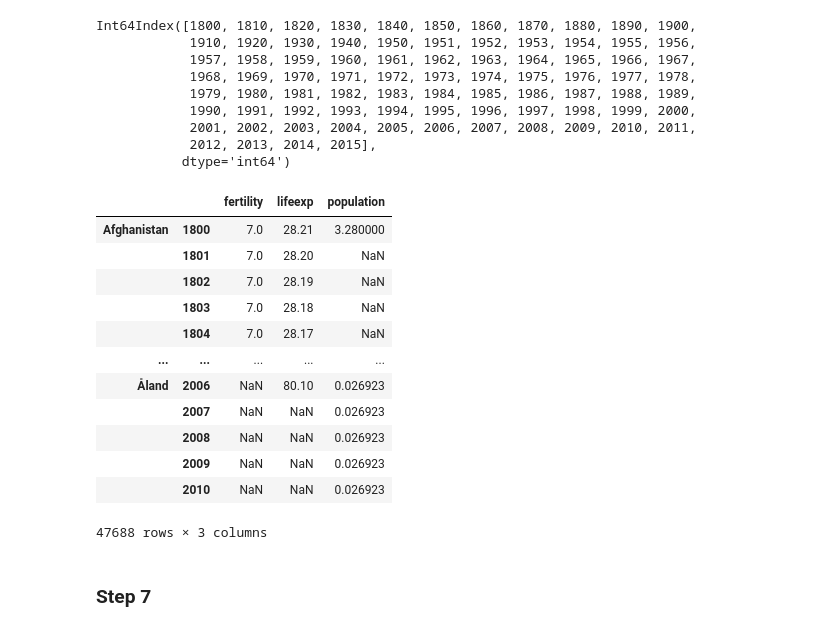
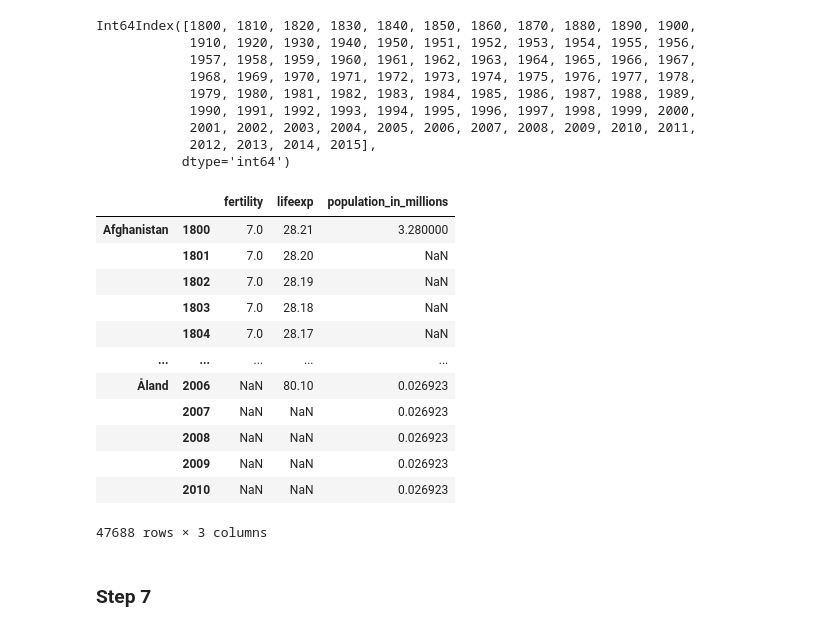
Before and after one commit to senzelden/projects, a Jupyter notebook: gapminder.project.dennis.ipynb, the cells around one changed output. Saved outputs shown, nothing was run; the diff lists cells and outputs as text; code cells hidden in the pictures.

```diff
--- a/gapminder.project.dennis.ipynb
+++ b/gapminder.project.dennis.ipynb
@@ -99,21 +103,20 @@ df_pop = pd.DataFrame(data=d2)
 # %%
-df_pop['population'] = df_pop['population'] / 1000000
+df_pop = df_pop.drop(columns=['population'])
+df_pop
+# %% [output]
+|  |  | fertility | lifeexp | population_in_millions |
+| Afghanistan | 1800 | 7.0 | 28.21 | 3.280000 |
+|  | 1801 | 7.0 | 28.20 | NaN |
+|  | 1802 | 7.0 | 28.19 | NaN |
+|  | 1803 | 7.0 | 28.18 | NaN |
+|  | 1804 | 7.0 | 28.17 | NaN |
+| ... | ... | ... | ... | ... |
+| Åland | 2006 | NaN | 80.10 | 0.026923 |
+|  | 2007 | NaN | NaN | 0.026923 |
+|  | 2008 | NaN | NaN | 0.026923 |
+|  | 2009 | NaN | NaN | 0.026923 |
+|  | 2010 | NaN | NaN | 0.026923 |
+47688 rows × 3 columns
-# %%
-df_pop
-# %% [output]
-|  |  | fertility | lifeexp | population |
-| Afghanistan | 1800 | 7.0 | 28.21 | 3.280000 |
-|  | 1801 | 7.0 | 28.20 | NaN |
-|  | 1802 | 7.0 | 28.19 | NaN |
-|  | 1803 | 7.0 | 28.18 | NaN |
-|  | 1804 | 7.0 | 28.17 | NaN |
-| ... | ... | ... | ... | ... |
-| Åland | 2006 | NaN | 80.10 | 0.026923 |
-|  | 2007 | NaN | NaN | 0.026923 |
-|  | 2008 | NaN | NaN | 0.026923 |
-|  | 2009 | NaN | NaN | 0.026923 |
-|  | 2010 | NaN | NaN | 0.026923 |
-47688 rows × 3 columns
 # %% [markdown]
 ### Step 7
 # %%
```
Also changed, not shown: parts of 11 cells of this notebook, 2 other files.
